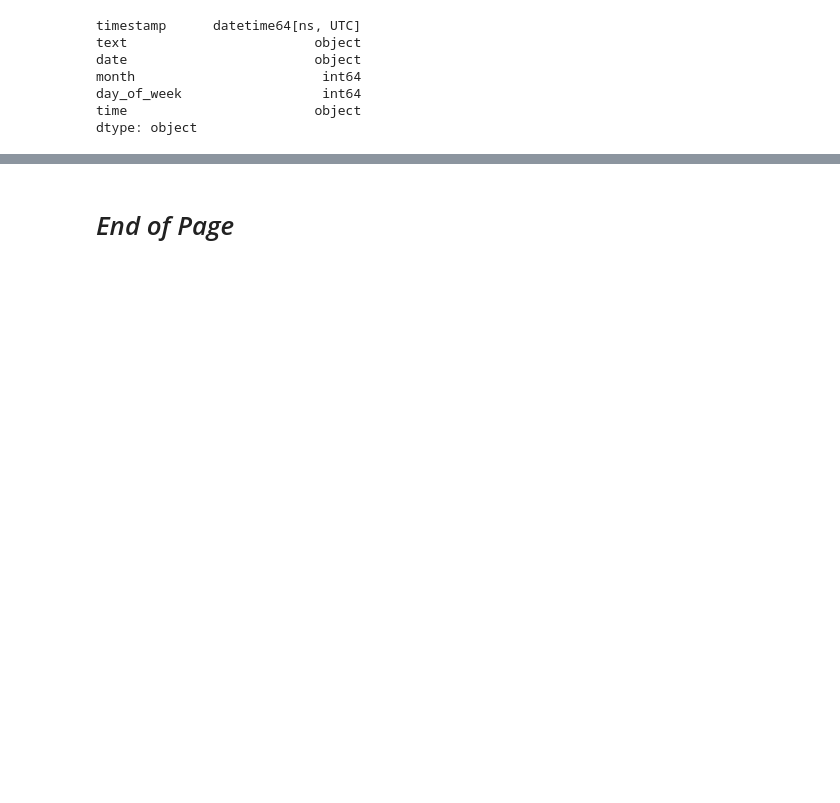
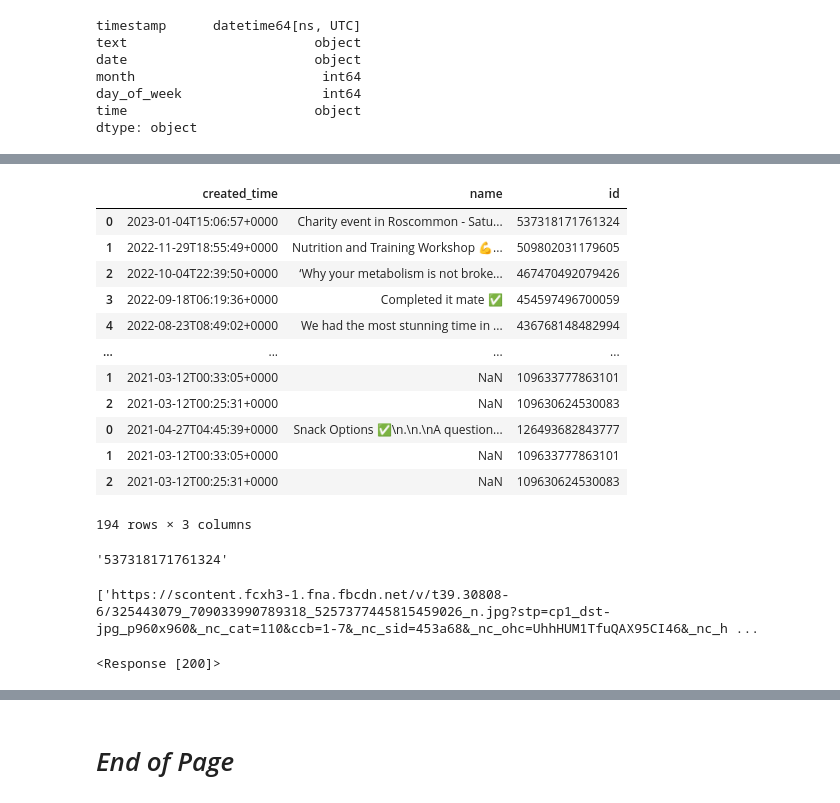
Before and after one commit to silvhua/online-PT-business-KPI, a Jupyter notebook: notebooks/2023-01-13 facebook API.ipynb, the cells around one changed output, grey strips where cells are left out. Saved outputs shown, nothing was run; the diff lists cells and outputs as text; code cells hidden in the pictures; blank space fills up the shorter version.

```diff
--- a/notebooks/2023-01-13 facebook API.ipynb
+++ b/notebooks/2023-01-13 facebook API.ipynb
@@ -116,0 +132,30 @@ dtype: object
+# %%
+def get_user_photos(user_id, access_token, pages=5, filename=None,
+    json_path=r'C:\Users\silvh\OneDrive\lighthouse\portfolio-projects\online-PT-social-media-NLP\data\raw',
+    csv_path=r'C:\Users\silvh\OneDrive\lighthouse\portfolio-projects\online-PT-social-media-NLP\data\interim'):
+    user_id = str(user_id)
+    url_root = "https://graph.facebook.com/v15.0/"
+    url = f'{url_root}{user_id}/photos?type=uploaded&access_token={access_token}'
+    response_json_dict = dict()
+    df_list = []
+    for page in range(1,pages+1):
+        response = requests.get(url)
+        print('Response status code: ',response.status_code)
+        response_json_dict[page] = response.json()
+        df_list.append(json_normalize(response_json_dict[page], record_path='data'))
+        try:
+            url = response_json_dict[page]['paging']['next']
+        except:
+            pass
+    df = pd.concat(df_list)
+    print('Number of photos:',len(df))
+    if filename:
+        try:
+            save_csv(df,filename,csv_path)
+            savepickle(response_json_dict,filename,'sav',json_path)
+        except:
+            print('Unable to save outputs')
+    return df, response_json_dict
+# SH 2023-01-16 16:58 Need to update this so that:
+    # The URL of the last request is returned in case you want to request posts further back
+    # If it is the last page, it won't just keep making request with the same endpoint
@@ -116,0 +273,25 @@ dtype: object
+# %%
+df_photos_am, response_json_photos_am = get_user_photos(am_user_id, access_token, pages=50,
+    filename='AM_fb_photos_50page_2023-01-16')
+# %%
+df_photos_am
+# %% [output]
+|  | created_time | name | id |
+| 0 | 2023-01-04T15:06:57+0000 | Charity event in Roscommon - Satu... | 537318171761324 |
+| 1 | 2022-11-29T18:55:49+0000 | Nutrition and Training Workshop 💪... | 509802031179605 |
+| 2 | 2022-10-04T22:39:50+0000 | ‘Why your metabolism is not broke... | 467470492079426 |
+| 3 | 2022-09-18T06:19:36+0000 | Completed it mate ✅ | 454597496700059 |
+| 4 | 2022-08-23T08:49:02+0000 | We had the most stunning time in ... | 436768148482994 |
+| ... | ... | ... | ... |
+| 1 | 2021-03-12T00:33:05+0000 | NaN | 109633777863101 |
+| 2 | 2021-03-12T00:25:31+0000 | NaN | 109630624530083 |
+| 0 | 2021-04-27T04:45:39+0000 | Snack Options ✅\n.\n.\nA question... | 126493682843777 |
+| 1 | 2021-03-12T00:33:05+0000 | NaN | 109633777863101 |
+| 2 | 2021-03-12T00:25:31+0000 | NaN | 109630624530083 |
+194 rows × 3 columns
+# %%
+index = 0
+# df_photos_am.loc[index,"id"]
+df_photos_am.reset_index(drop=True).loc[0,'id']
+# %% [output]
+'537318171761324'
@@ -116,0 +330,8 @@ dtype: object
+# %%
+url_list
+# %% [output]
+['https://scontent.fcxh3-1.fna.fbcdn.net/v/t39.30808-6/325443079_709033990789318_5257377445815459026_n.jpg?stp=cp1_dst-jpg_p960x960&_nc_cat=110&ccb=1-7&_nc_sid=453a68&_nc_ohc=UhhHUM1TfuQAX95CI46&_nc_h ...
+# %%
+response
+# %% [output]
+<Response [200]>
```
Also changed, not shown: parts of 25 cells of this notebook.
